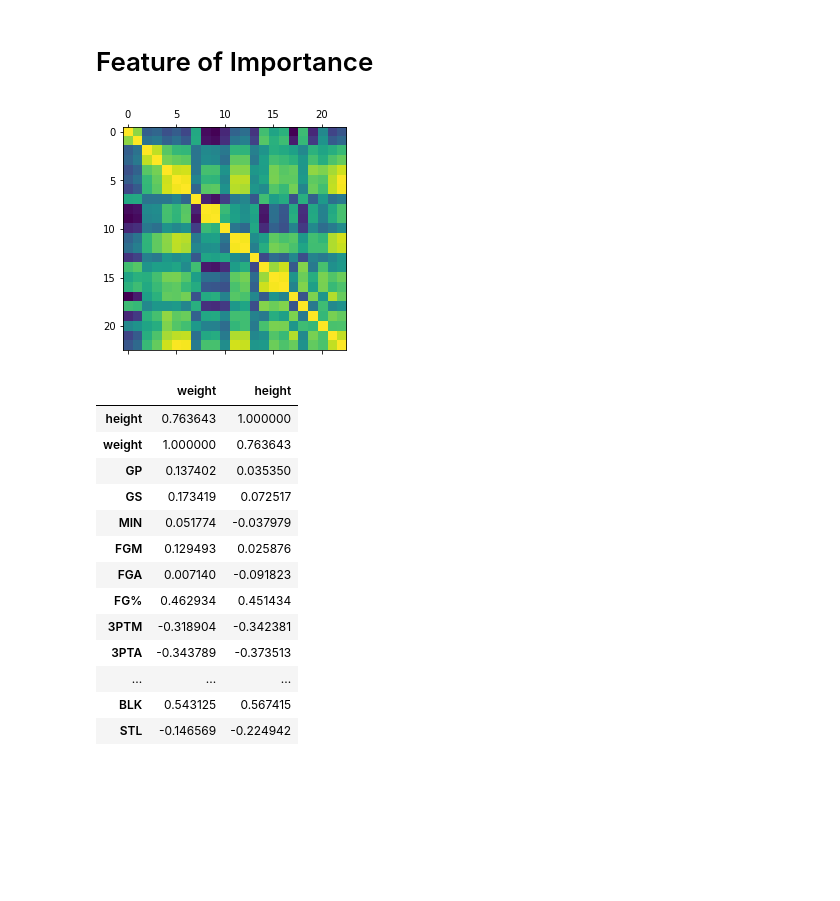
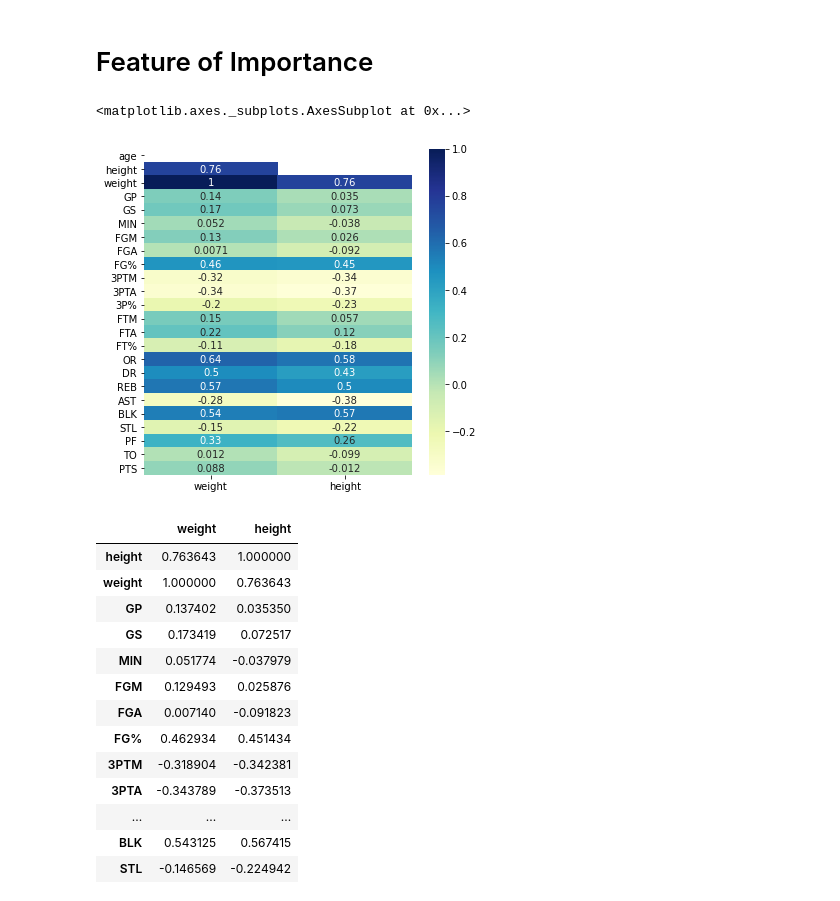
Before and after one commit to Mayer-Yang/NBA_Winner, a Jupyter notebook: raw_analysis_code/NBA-PlayersClustering.ipynb, the cells around one changed output. Drawn from its saved outputs; the diff is of its cells as text; code cells hidden in the pictures; blank space fills up the shorter version.

```diff
--- a/raw_analysis_code/NBA-PlayersClustering.ipynb
+++ b/raw_analysis_code/NBA-PlayersClustering.ipynb
@@ -123,12 +171,15 @@ BLK (Block per Game) - R square 0.348
 FG - R square 0.237
 # %% [markdown]
 # Feature of Importance
-# %%
-#physical_att.corr()['weight']
-plt.matshow(physical_att.corr())
-plt.show()
-# %% [output]
-[figure, removed]
+# %%
+#plt.matshow(physical_att.corr()[['weight','height']])
+fig, ax = plt.subplots(figsize=(6, 6))
+mask = np.zeros_like(physical_att.corr()[['weight','height']])
+mask[np.triu_indices_from(mask)] = 1
+sns.heatmap(physical_att.corr()[['weight','height']], mask= mask, ax= ax, annot= True,cmap="YlGnBu")
+# %% [output]
+<matplotlib.axes._subplots.AxesSubplot at 0x...>
+[figure, added]
 # %%
 physical_att.corr()[['weight','height']]
 # %% [output]
```
Also changed, not shown: parts of 50 cells of this notebook.
